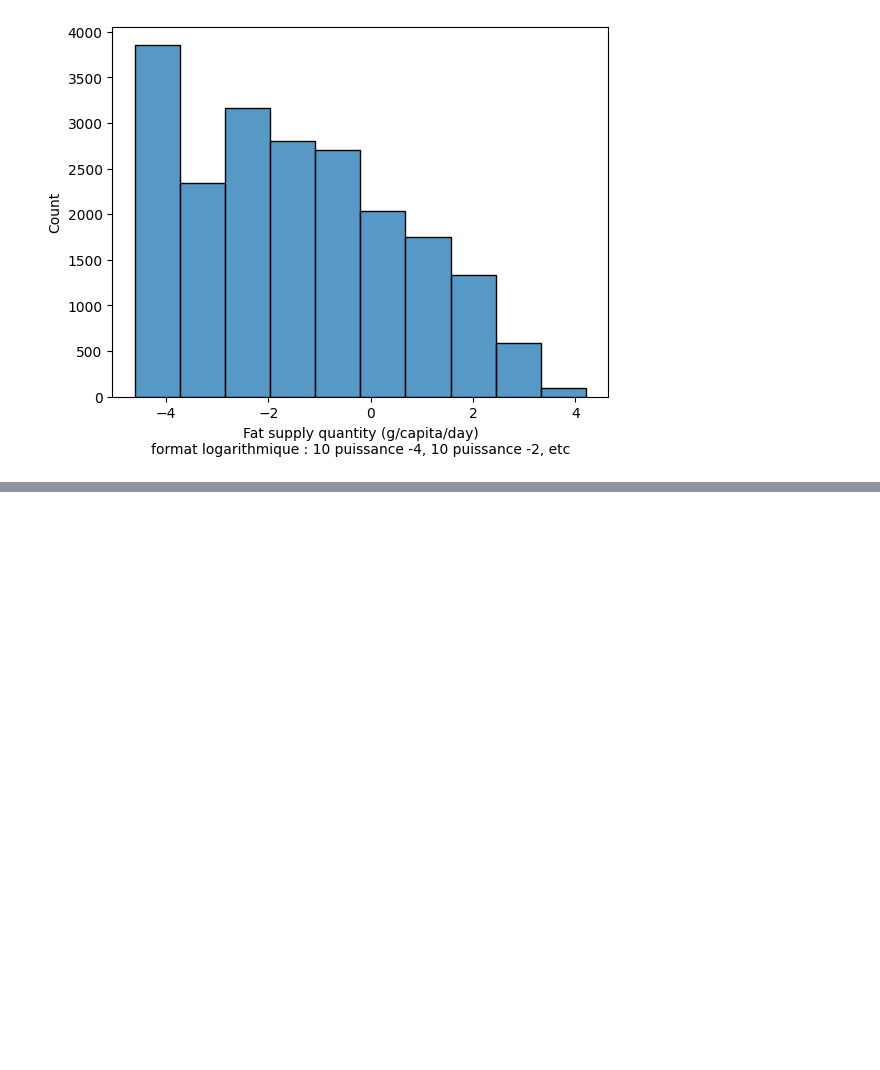
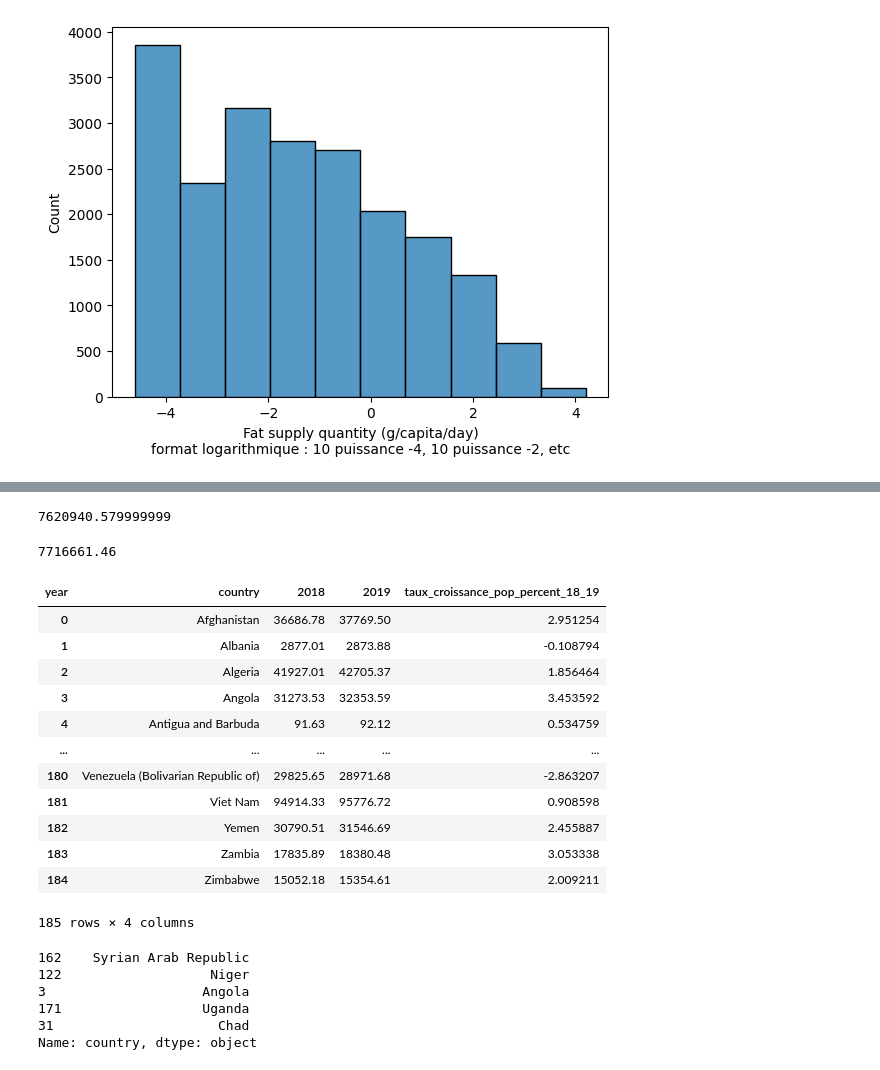
Before and after one commit to t7bo/projet-brief-pandas, a Jupyter notebook: deb.ipynb, the cells around one changed output, grey strips where cells are left out. Saved outputs shown, nothing was run; the diff lists cells and outputs as text; code cells hidden in the pictures; blank space fills up the shorter version.

```diff
--- a/tibo.ipynb
+++ b/deb.ipynb
@@ -469,0 +537,75 @@ plt.show()
+# %%
+#21 Quelle est la population mondiale en 2018 ? En 2019 ? Est-ce que ce chiffre correspond à la réalité ?
+#Menez votre enquête et faites les corrections nécessaires en cas de problème. Contrôlez vos données grâce à ce site.
+
+# assurez-vous que le DataFrame est trié correctement (par exemple, par année si vous voulez la valeur la plus récente)
+filtre = final_df['year'] == 2018
+df_sorted = final_df[filtre]
+# assurez-vous que le DataFrame est trié correctement (par exemple, par année si vous voulez la valeur la plus récente)
+final_df_sorted = df_sorted.sort_values(by=['year', 'country'], ascending=[False, True])
+
+# supprimer les doublons, ne garder que la première occurrence de chaque pays
+final_df_unique = final_df_sorted.drop_duplicates(subset='country')
+
+# trier par population dans l'ordre décroissant
+sorted_unique = final_df_unique.sort_values(by='pop_1000_hab', ascending=False)
+sorted_unique
+hab_2018 = sorted_unique['pop_1000_hab'].sum()
+hab_2018
+# %% [output]
+7620940.579999999
+# %%
+filtre = final_df['year'] == 2019
+df_sorted = final_df[filtre]
+# assurez-vous que le DataFrame est trié correctement (par exemple, par année si vous voulez la valeur la plus récente)
+final_df_sorted = df_sorted.sort_values(by=['year', 'country'], ascending=[False, True])
+
+# supprimer les doublons, ne garder que la première occurrence de chaque pays
+final_df_unique = final_df_sorted.drop_duplicates(subset='country')
+
+# trier par population dans l'ordre décroissant
+sorted_unique = final_df_unique.sort_values(by='pop_1000_hab', ascending=False)
+sorted_unique
+hab_2019 = sorted_unique['pop_1000_hab'].sum()
+hab_2019
+# %% [output]
+7716661.46
+# %%
+#22 Créez une nouvelle colonne taux_croissance_pop_18_19 avec le taux de variation de la population entre 2018 et 2019 dans chaque pays.
+
+
+
+df_pivot = pd.pivot_table(final_df, index='country', values='pop_1000_hab',columns='year')
+
+df_pivot = df_pivot.reset_index()
+df_pivot['taux_croissance_pop_percent_18_19'] = (df_pivot[2019] - df_pivot[2018]) / df_pivot[2018] * 100
+
+
+df_pivot
+# %% [output]
+| year | country | 2018 | 2019 | taux_croissance_pop_percent_18_19 |
+| 0 | Afghanistan | 36686.78 | 37769.50 | 2.951254 |
+| 1 | Albania | 2877.01 | 2873.88 | -0.108794 |
+| 2 | Algeria | 41927.01 | 42705.37 | 1.856464 |
+| 3 | Angola | 31273.53 | 32353.59 | 3.453592 |
+| 4 | Antigua and Barbuda | 91.63 | 92.12 | 0.534759 |
+| ... | ... | ... | ... | ... |
+| 180 | Venezuela (Bolivarian Republic of) | 29825.65 | 28971.68 | -2.863207 |
+| 181 | Viet Nam | 94914.33 | 95776.72 | 0.908598 |
+| 182 | Yemen | 30790.51 | 31546.69 | 2.455887 |
+| 183 | Zambia | 17835.89 | 18380.48 | 3.053338 |
+| 184 | Zimbabwe | 15052.18 | 15354.61 | 2.009211 |
+185 rows × 4 columns
+# %%
+#Affichez les 5 pays avec le taux de croissance démographique le plus élevé.
+
+result = df_pivot.sort_values('taux_croissance_pop_percent_18_19', ascending=False)
+
+result['country'].head(5)
+# %% [output]
+162    Syrian Arab Republic
+122                   Niger
+3                    Angola
+171                  Uganda
+31                     Chad
+Name: country, dtype: object
```
Also changed, not shown: parts of 6 cells of this notebook.
